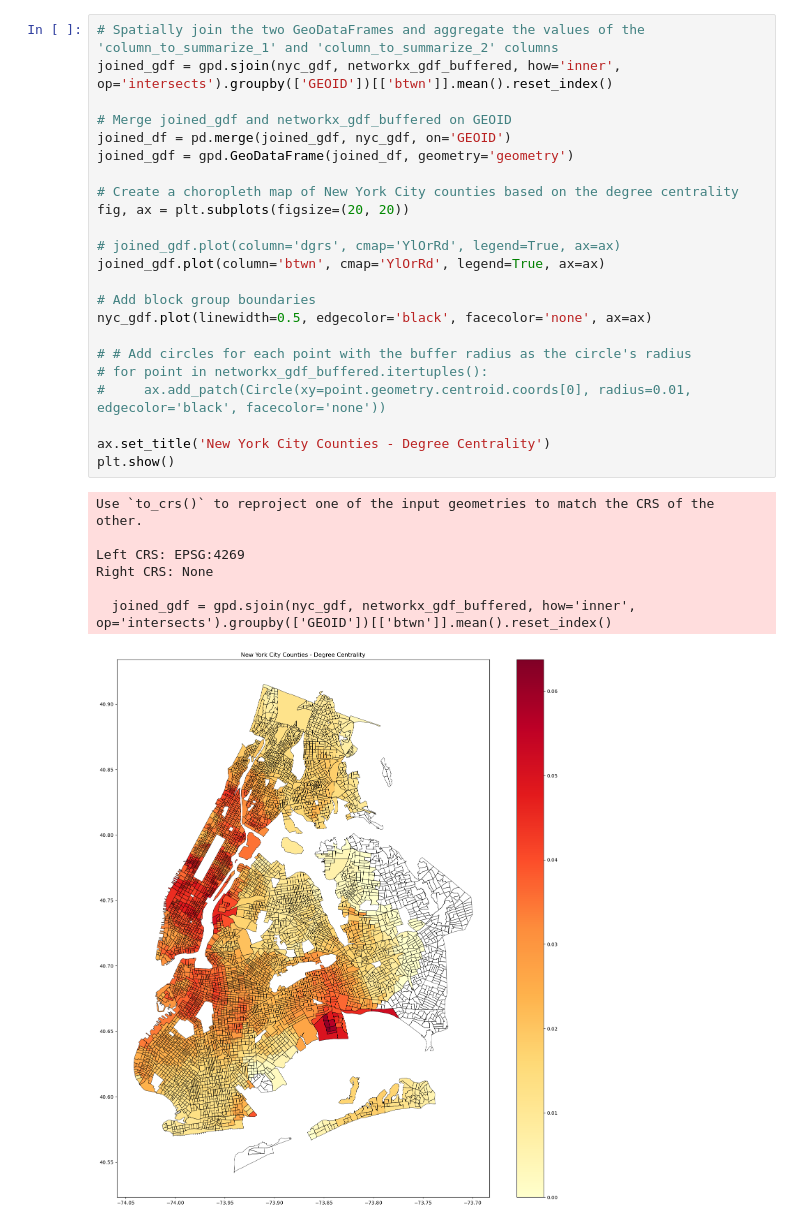
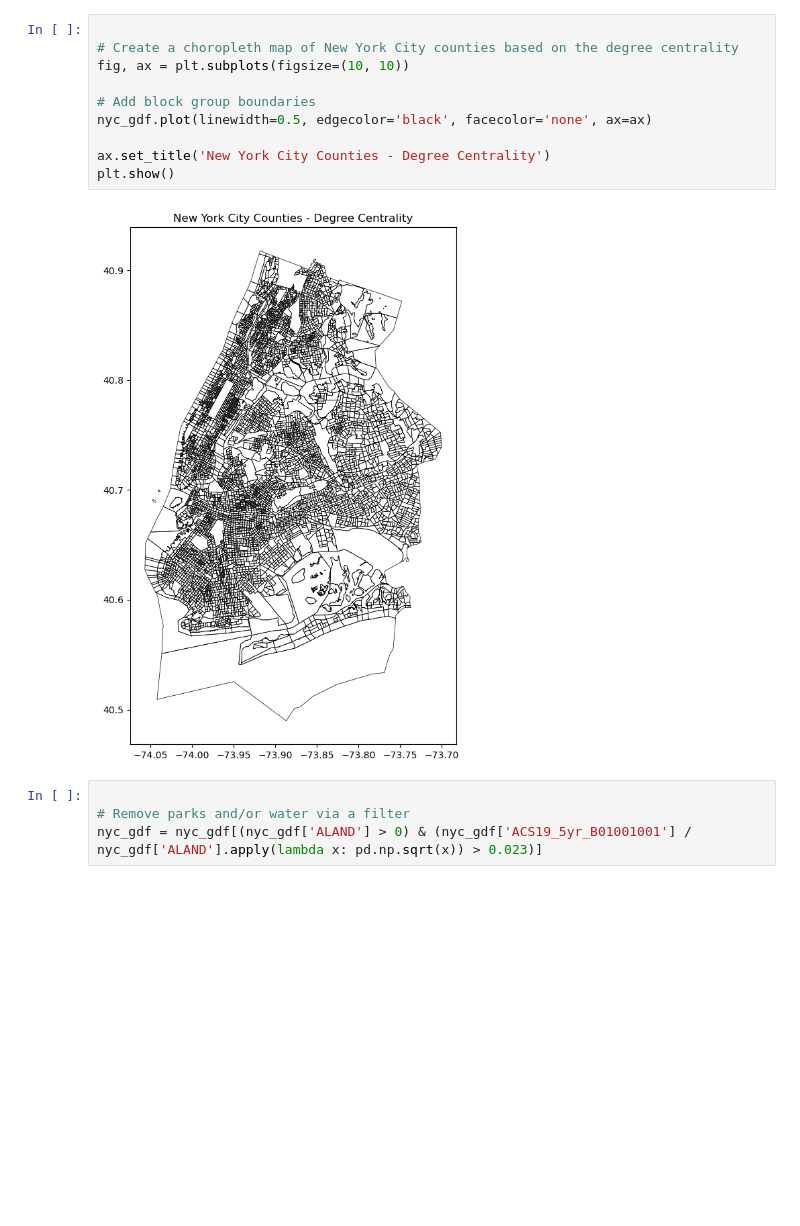
Before and after one commit to Fractate/us_transport_analysis, a Jupyter notebook: geopanda_analysis/subway_analysis_pipeline.ipynb, the cells around one changed output. Drawn from its saved outputs; the diff is of its cells as text; blank space fills up the shorter version.

```diff
--- a/geopanda_analysis/subway_analysis_pipeline.ipynb
+++ b/geopanda_analysis/subway_analysis_pipeline.ipynb
@@ -39,31 +17,16 @@ networkx_gdf_buffered = gpd.GeoDataFrame(networkx_gdf_buffered)
 # %%
-# Spatially join the two GeoDataFrames and aggregate the values of the 'column_to_summarize_1' and 'column_to_summarize_2' columns
-joined_gdf = gpd.sjoin(nyc_gdf, networkx_gdf_buffered, how='inner', op='intersects').groupby(['GEOID'])[['btwn']].mean().reset_index()
-
-# Merge joined_gdf and networkx_gdf_buffered on GEOID
-joined_df = pd.merge(joined_gdf, nyc_gdf, on='GEOID')
-joined_gdf = gpd.GeoDataFrame(joined_df, geometry='geometry')
 
 # Create a choropleth map of New York City counties based on the degree centrality
-fig, ax = plt.subplots(figsize=(20, 20))
-
-# joined_gdf.plot(column='dgrs', cmap='YlOrRd', legend=True, ax=ax)
-joined_gdf.plot(column='btwn', cmap='YlOrRd', legend=True, ax=ax)
+fig, ax = plt.subplots(figsize=(10, 10))
 
 # Add block group boundaries
 nyc_gdf.plot(linewidth=0.5, edgecolor='black', facecolor='none', ax=ax)
 
-# # Add circles for each point with the buffer radius as the circle's radius
-# for point in networkx_gdf_buffered.itertuples():
-#     ax.add_patch(Circle(xy=point.geometry.centroid.coords[0], radius=0.01, edgecolor='black', facecolor='none'))
-
 ax.set_title('New York City Counties - Degree Centrality')
 plt.show()
 # %% [output]
-Use `to_crs()` to reproject one of the input geometries to match the CRS of the other.
-
-Left CRS: EPSG:4269
-Right CRS: None
-
-  joined_gdf = gpd.sjoin(nyc_gdf, networkx_gdf_buffered, how='inner', op='intersects').groupby(['GEOID'])[['btwn']].mean().reset_index()
-[figure, old version]
+[figure, new version]
+# %%
+
+# Remove parks and/or water via a filter
+nyc_gdf = nyc_gdf[(nyc_gdf['ALAND'] > 0) & (nyc_gdf['ACS19_5yr_B01001001'] / nyc_gdf['ALAND'].apply(lambda x: pd.np.sqrt(x)) > 0.023)]
```
Also changed, not shown: parts of 10 cells of this notebook, 1 other file.
